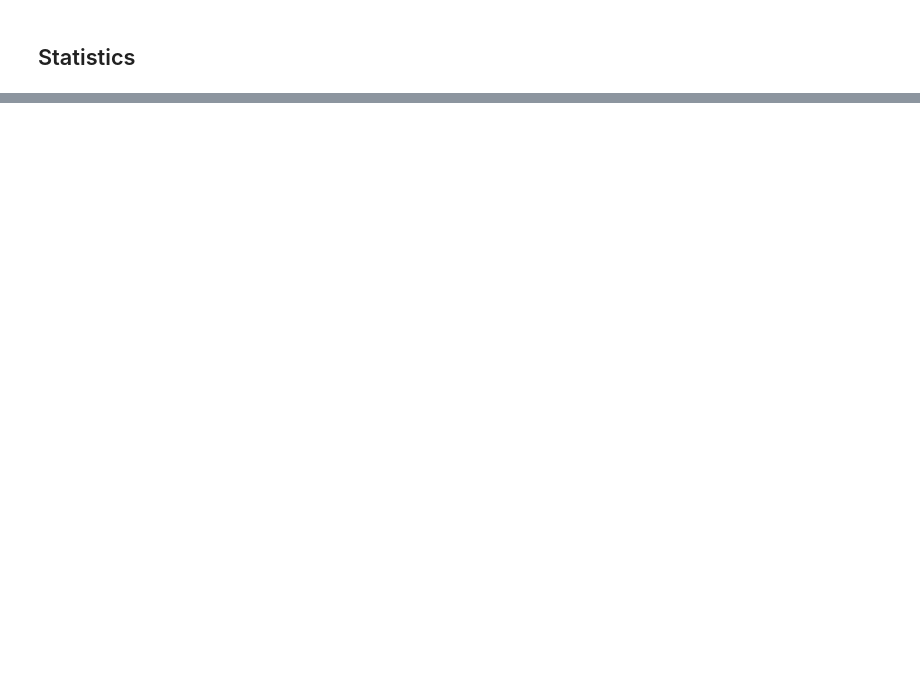
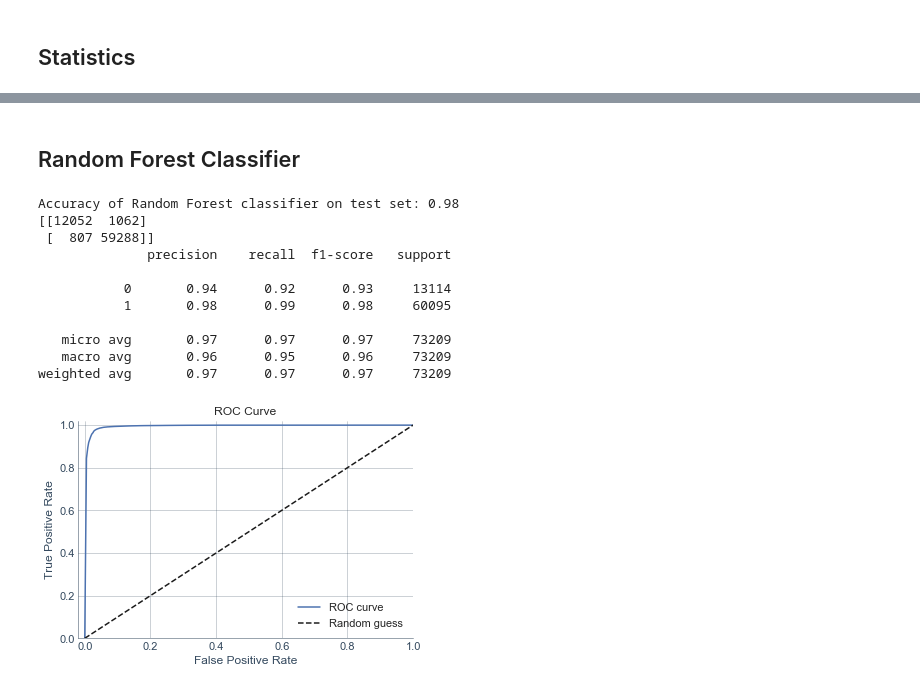
Before and after one commit to vanditnarula123/SpringBoard, a Jupyter notebook: Consolidated Lending Club Project 1.ipynb, the cells around one changed output, grey strips where cells are left out. Drawn from its saved outputs; the diff is of its cells as text; code cells hidden in the pictures; blank space fills up the shorter version.

```diff
--- a/Consolidated Lending Club Project 1.ipynb
+++ b/Consolidated Lending Club Project 1.ipynb
@@ -472,0 +775,3 @@ sns.catplot(x="loan_amnt", y="addr_state", kind="box", data=df_default, size=35,
+# %%
+y_pred_log = logreg.predict(test_X)
+print('Accuracy of logistic regression classifier on test set: {:.2f}'.format(logreg.score(test_X, test_y)))
@@ -472,0 +782,4 @@ sns.catplot(x="loan_amnt", y="addr_state", kind="box", data=df_default, size=35,
+# %%
+from sklearn.metrics import confusion_matrix
+confusion_matrix = confusion_matrix(test_y, y_pred_log)
+print(confusion_matrix)
@@ -472,0 +883,4 @@ sns.catplot(x="loan_amnt", y="addr_state", kind="box", data=df_default, size=35,
+# %%
+from sklearn.metrics import confusion_matrix
+confusion_matrix = confusion_matrix(test_y, y_pred_bag)
+print(confusion_matrix)
@@ -472,0 +937,48 @@ sns.catplot(x="loan_amnt", y="addr_state", kind="box", data=df_default, size=35,
+# %% [markdown]
+## Random Forest Classifier
+# %%
+RF = RandomForestClassifier(n_estimators=50)
+RF.fit(train_X,train_y)
+y_pred_rf = RF.predict(test_X)
+print('Accuracy of Random Forest classifier on test set: {:.2f}'.format(bagging.score(test_X, test_y)))
+
+###### Confusion Matrix
+
+from sklearn.metrics import confusion_matrix
+confusion_matrix = confusion_matrix(test_y, y_pred_rf)
+print(confusion_matrix)
+
+###### Classification Report
+
+print(classification_report(test_y, y_pred_rf))
+
+###### ROC Curve
+
+from sklearn.metrics import roc_curve
+import matplotlib.pyplot as plt
+%matplotlib inline
+
+y_pred_prob = bagging.predict_proba(test_X)[:,1]
+fpr, tpr, thresholds = roc_curve(test_y, y_pred_prob)
+# create plot
+plt.plot(fpr, tpr, label='ROC curve')
+plt.plot([0, 1], [0, 1], 'k--', label='Random guess')
+_ = plt.xlabel('False Positive Rate')
+_ = plt.ylabel('True Positive Rate')
+_ = plt.title('ROC Curve')
+_ = plt.xlim([-0.02, 1])
+_ = plt.ylim([0, 1.02])
+_ = plt.legend(loc="lower right")
+# %% [output]
+Accuracy of Random Forest classifier on test set: 0.98
+[[12052  1062]
+ [  807 59288]]
+              precision    recall  f1-score   support
+
+           0       0.94      0.92      0.93     13114
+           1       0.98      0.99      0.98     60095
+
+   micro avg       0.97      0.97      0.97     73209
+   macro avg       0.96      0.95      0.96     73209
+weighted avg       0.97      0.97      0.97     73209
+[figure, added]
```
Also changed, not shown: parts of 107 cells of this notebook.
